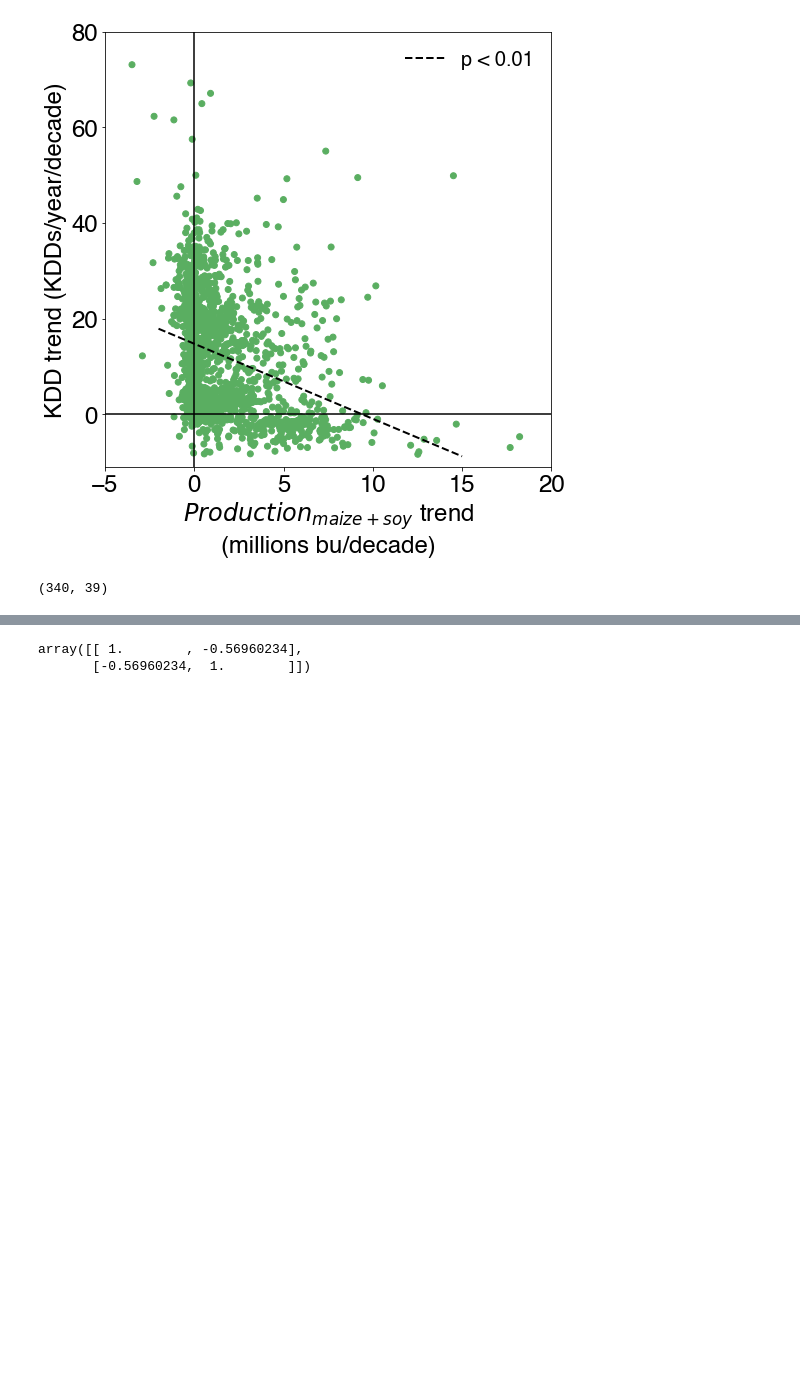
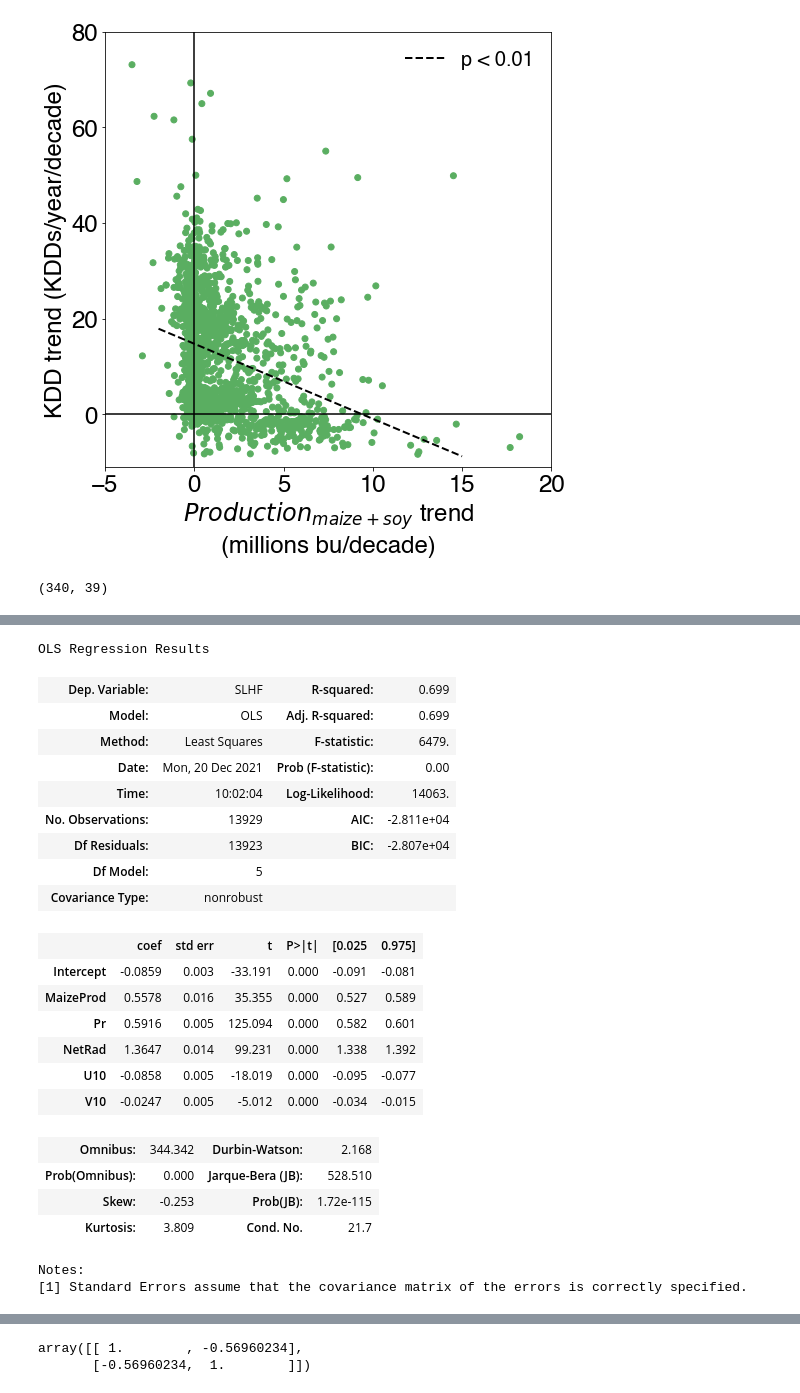
Before and after one commit to ecoffel/2020-ag-climate, a Jupyter notebook: ag_crop_climate_feedback_analysis_1.ipynb, the cells around one changed output, grey strips where cells are left out. Drawn from its saved outputs; the diff is of its cells as text; code cells hidden in the pictures; blank space fills up the shorter version.

```diff
--- a/ag_crop_climate_feedback_analysis_1.ipynb
+++ b/ag_crop_climate_feedback_analysis_1.ipynb
@@ -2094 +2148,27 @@ Warnings:
 [1] Standard Errors assume that the covariance matrix of the errors is correctly specified.
+# %%
+mdl1_maize.summary()
+# %% [output]
+OLS Regression Results
+| Dep. Variable: | SLHF | R-squared: | 0.699 |
+| Model: | OLS | Adj. R-squared: | 0.699 |
+| Method: | Least Squares | F-statistic: | 6479. |
+| Date: | Mon, 20 Dec 2021 | Prob (F-statistic): | 0.00 |
+| Time: | 10:02:04 | Log-Likelihood: | 14063. |
+| No. Observations: | 13929 | AIC: | -2.811e+04 |
+| Df Residuals: | 13923 | BIC: | -2.807e+04 |
+| Df Model: | 5 |  |  |
+| Covariance Type: | nonrobust |  |  |
+|  | coef | std err | t | P>|t| | [0.025 | 0.975] |
+| Intercept | -0.0859 | 0.003 | -33.191 | 0.000 | -0.091 | -0.081 |
+| MaizeProd | 0.5578 | 0.016 | 35.355 | 0.000 | 0.527 | 0.589 |
+| Pr | 0.5916 | 0.005 | 125.094 | 0.000 | 0.582 | 0.601 |
+| NetRad | 1.3647 | 0.014 | 99.231 | 0.000 | 1.338 | 1.392 |
+| U10 | -0.0858 | 0.005 | -18.019 | 0.000 | -0.095 | -0.077 |
+| V10 | -0.0247 | 0.005 | -5.012 | 0.000 | -0.034 | -0.015 |
+| Omnibus: | 344.342 | Durbin-Watson: | 2.168 |
+| Prob(Omnibus): | 0.000 | Jarque-Bera (JB): | 528.510 |
+| Skew: | -0.253 | Prob(JB): | 1.72e-115 |
+| Kurtosis: | 3.809 | Cond. No. | 21.7 |
+Notes:
+[1] Standard Errors assume that the covariance matrix of the errors is correctly specified.
```
Also changed, not shown: parts of 13 cells of this notebook, 2 other files.
